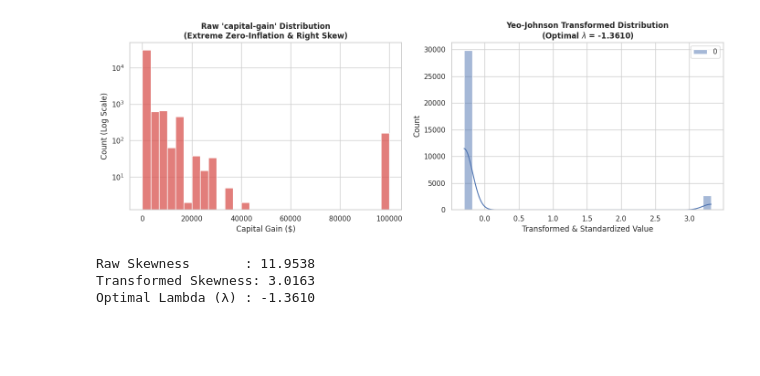
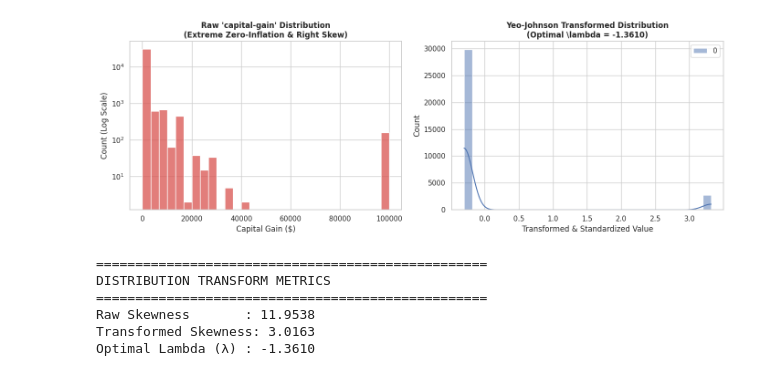
Before and after one commit to kelvin-yg98/Kelvin-Programming, a Jupyter notebook: Building_a_Leakage_Safe_Preprocessing_Pipeline_in_Scikit_Learn.ipynb, the cells around one changed output. Cells and saved outputs as stored; diff of their text form; code cells hidden in the pictures; blank space fills up the shorter version.

```diff
--- a/Building_a_Leakage_Safe_Preprocessing_Pipeline_in_Scikit_Learn.ipynb
+++ b/Building_a_Leakage_Safe_Preprocessing_Pipeline_in_Scikit_Learn.ipynb
@@ -182,40 +178,43 @@ Leaked (Global Target Encoding)       0.910135      0.898235
 # %%
-import numpy as np
-import pandas as pd
-import matplotlib.pyplot as plt
-import seaborn as sns
-from sklearn.preprocessing import PowerTransformer
-
-# 1. Fit Yeo-Johnson PowerTransformer
+# ==========================================
+# STEP 5: VISUALIZE YEO-JOHNSON TRANSFORM
+# ==========================================
 pt = PowerTransformer(method='yeo-johnson')
 capital_gain_trans = pt.fit_transform(df_clean[['capital-gain']])
 
-# 2. Plot Raw vs. Transformed Distributions
-sns.set_theme(style="whitegrid")
 fig, axes = plt.subplots(1, 2, figsize=(14, 5))
 
-# Raw Distribution (Log-scale Y-axis to highlight extreme skew)
+# Raw Distribution Plot
 sns.histplot(df_clean['capital-gain'], kde=False, ax=axes[0], color='#D9534F', bins=30)
 axes[0].set_title("Raw 'capital-gain' Distribution\n(Extreme Zero-Inflation & Right Skew)", fontsize=12, fontweight='bold')
 axes[0].set_xlabel("Capital Gain ($)")
 axes[0].set_ylabel("Count (Log Scale)")
 axes[0].set_yscale('log')
 
-# Yeo-Johnson Transformed Distribution
+# Transformed Distribution Plot (Escaped \\lambda fix applied)
 sns.histplot(capital_gain_trans, kde=True, ax=axes[1], color='#0275D8', bins=30)
-axes[1].set_title(f"Yeo-Johnson Transformed Distribution\n(Optimal $\lambda$ = {pt.lambdas_[0]:.4f})", fontsize=12, fontweight='bold')
+axes[1].set_title(
+    f"Yeo-Johnson Transformed Distribution\n(Optimal \\lambda = {pt.lambdas_[0]:.4f})",
+    fontsize=12,
+    fontweight='bold'
+)
 axes[1].set_xlabel("Transformed & Standardized Value")
 axes[1].set_ylabel("Count")
 
 plt.tight_layout()
 plt.show()
 
-# 3. Print Skewness Reduction Metrics
+print("\n" + "="*50)
+print("DISTRIBUTION TRANSFORM METRICS")
+print("="*50)
 print(f"Raw Skewness       : {df_clean['capital-gain'].skew():.4f}")
 print(f"Transformed Skewness: {pd.Series(capital_gain_trans.flatten()).skew():.4f}")
 print(f"Optimal Lambda (λ) : {pt.lambdas_[0]:.4f}")
 # %% [output]
-[figure, old version]
+[figure, new version]
+==================================================
+DISTRIBUTION TRANSFORM METRICS
+==================================================
 Raw Skewness       : 11.9538
 Transformed Skewness: 3.0163
 Optimal Lambda (λ) : -1.3610
```
Also changed, not shown: parts of 8 cells of this notebook.
